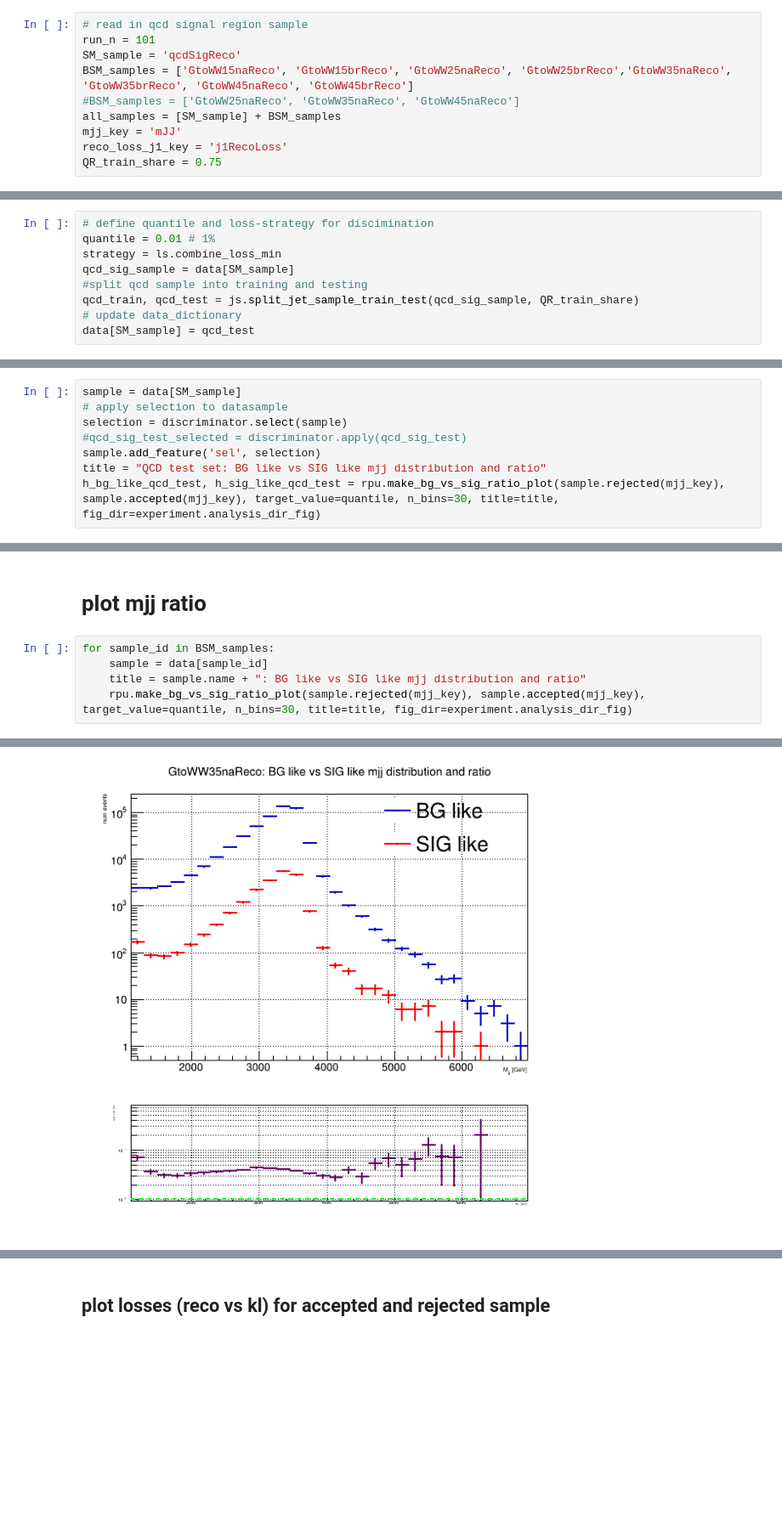
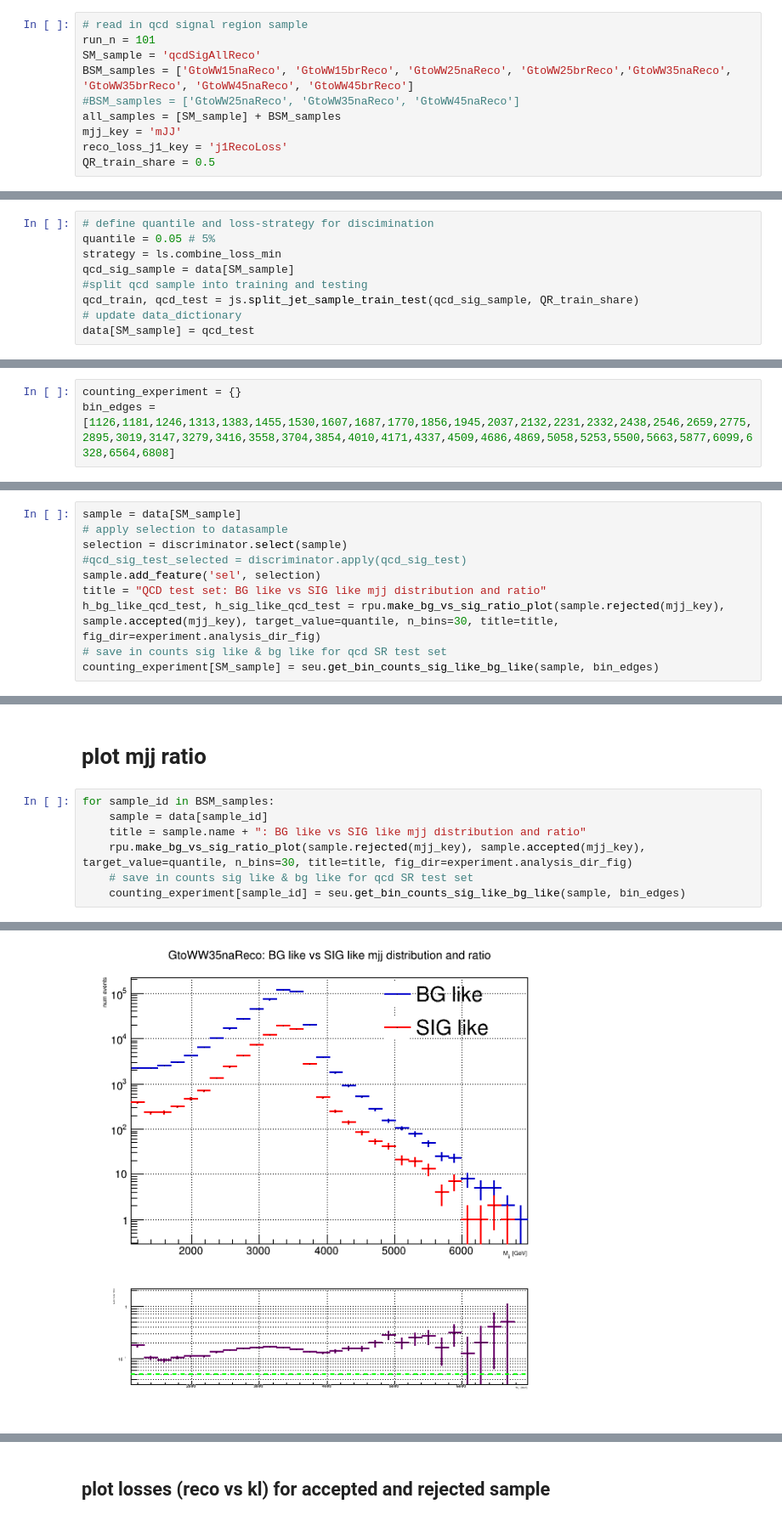
Before and after one commit to kingusiu/dadrah, a Jupyter notebook: main.ipynb, the cells around one changed output, grey strips where cells are left out. Shown at 85% size. Saved outputs shown, nothing was run; the diff lists cells and outputs as text; blank space fills up the shorter version.

```diff
--- a/main.ipynb
+++ b/main.ipynb
@@ -15,11 +17,11 @@ Welcome to JupyROOT 6.18/04
 # %%
 # read in qcd signal region sample
 run_n = 101
-SM_sample = 'qcdSigReco'
+SM_sample = 'qcdSigAllReco'
 BSM_samples = ['GtoWW15naReco', 'GtoWW15brReco', 'GtoWW25naReco', 'GtoWW25brReco','GtoWW35naReco', 'GtoWW35brReco', 'GtoWW45naReco', 'GtoWW45brReco']
 #BSM_samples = ['GtoWW25naReco', 'GtoWW35naReco', 'GtoWW45naReco']
 all_samples = [SM_sample] + BSM_samples
 mjj_key = 'mJJ'
 reco_loss_j1_key = 'j1RecoLoss'
-QR_train_share = 0.75
+QR_train_share = 0.5
 # %%
@@ -48,7 +52,7 @@ num events read in dir  517498
 split into discriminator train and test-set
 # %%
 # define quantile and loss-strategy for discimination
-quantile = 0.01 # 1%
+quantile = 0.05 # 5%
 strategy = ls.combine_loss_min
 qcd_sig_sample = data[SM_sample]
 #split qcd sample into training and testing
@@ -110,3 +111,6 @@ countin_experiment = {}
+# %%
+counting_experiment = {}
+bin_edges = [1126,1181,1246,1313,1383,1455,1530,1607,1687,1770,1856,1945,2037,2132,2231,2332,2438,2546,2659,2775,2895,3019,3147,3279,3416,3558,3704,3854,4010,4171,4337,4509,4686,4869,5058,5253,5500,5663,5877,6099,6328,6564,6808]
 # %% [markdown]
 ### qcd training set
 # %%
@@ -130,4 +134,6 @@ selection = discriminator.select(sample)
 sample.add_feature('sel', selection)
 title = "QCD test set: BG like vs SIG like mjj distribution and ratio"
 h_bg_like_qcd_test, h_sig_like_qcd_test = rpu.make_bg_vs_sig_ratio_plot(sample.rejected(mjj_key), sample.accepted(mjj_key), target_value=quantile, n_bins=30, title=title, fig_dir=experiment.analysis_dir_fig)
+# save in counts sig like & bg like for qcd SR test set
+counting_experiment[SM_sample] = seu.get_bin_counts_sig_like_bg_like(sample, bin_edges)
 # %% [output]
@@ -191,6 +197,8 @@ for sample_id in BSM_samples:
     sample = data[sample_id]
     title = sample.name + ": BG like vs SIG like mjj distribution and ratio"
     rpu.make_bg_vs_sig_ratio_plot(sample.rejected(mjj_key), sample.accepted(mjj_key), target_value=quantile, n_bins=30, title=title, fig_dir=experiment.analysis_dir_fig)
+    # save in counts sig like & bg like for qcd SR test set
+    counting_experiment[sample_id] = seu.get_bin_counts_sig_like_bg_like(sample, bin_edges)
 # %% [output]
 min 1100.00244140625, max 6349.1357421875
 min 1100.0020751953125, max 6969.62890625
@@ -223 +231 @@ Info in <TCanvas::Print>: jpg file /eos/home-k/kiwoznia/data/VAE_results/bump_hu
-[figure, old version]
+[figure, new version]
```
Also changed, not shown: parts of 16 cells of this notebook, 1 other file.
